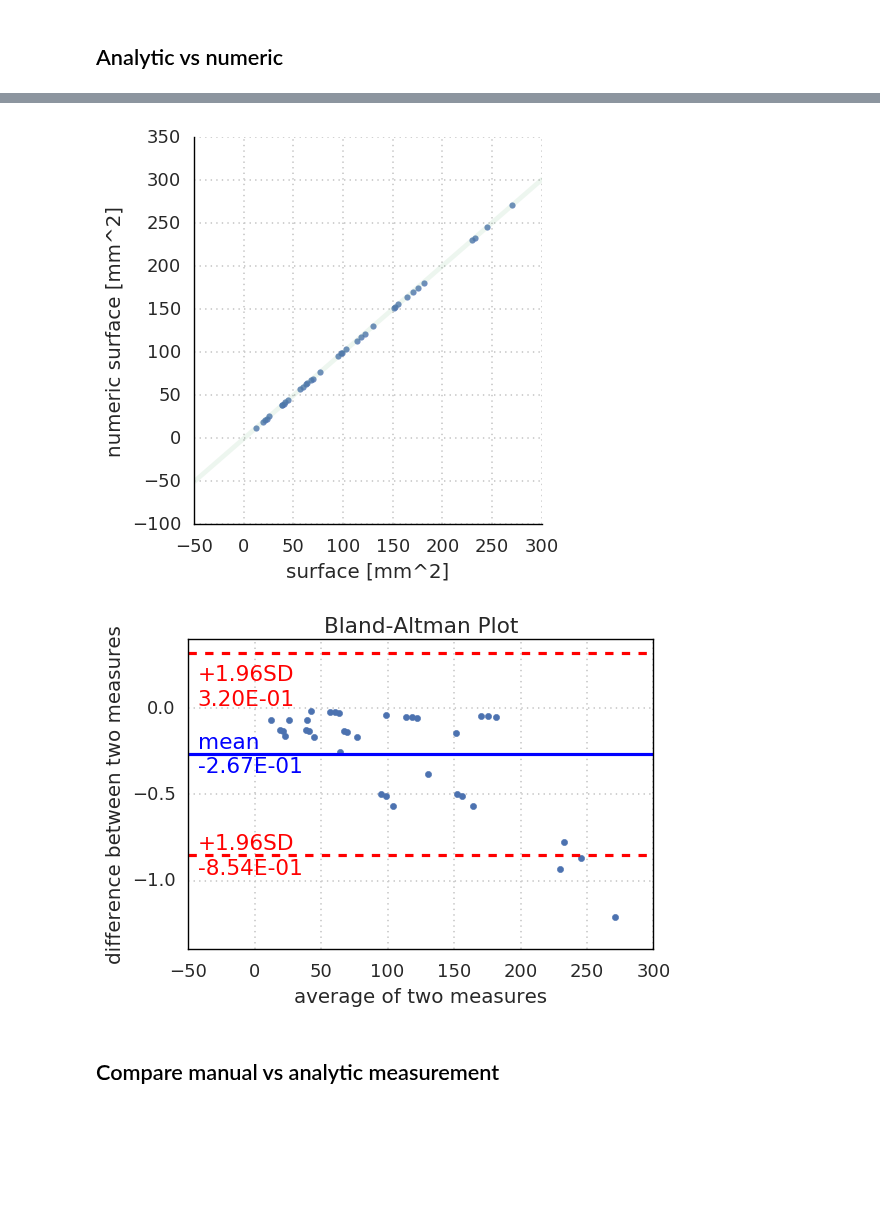
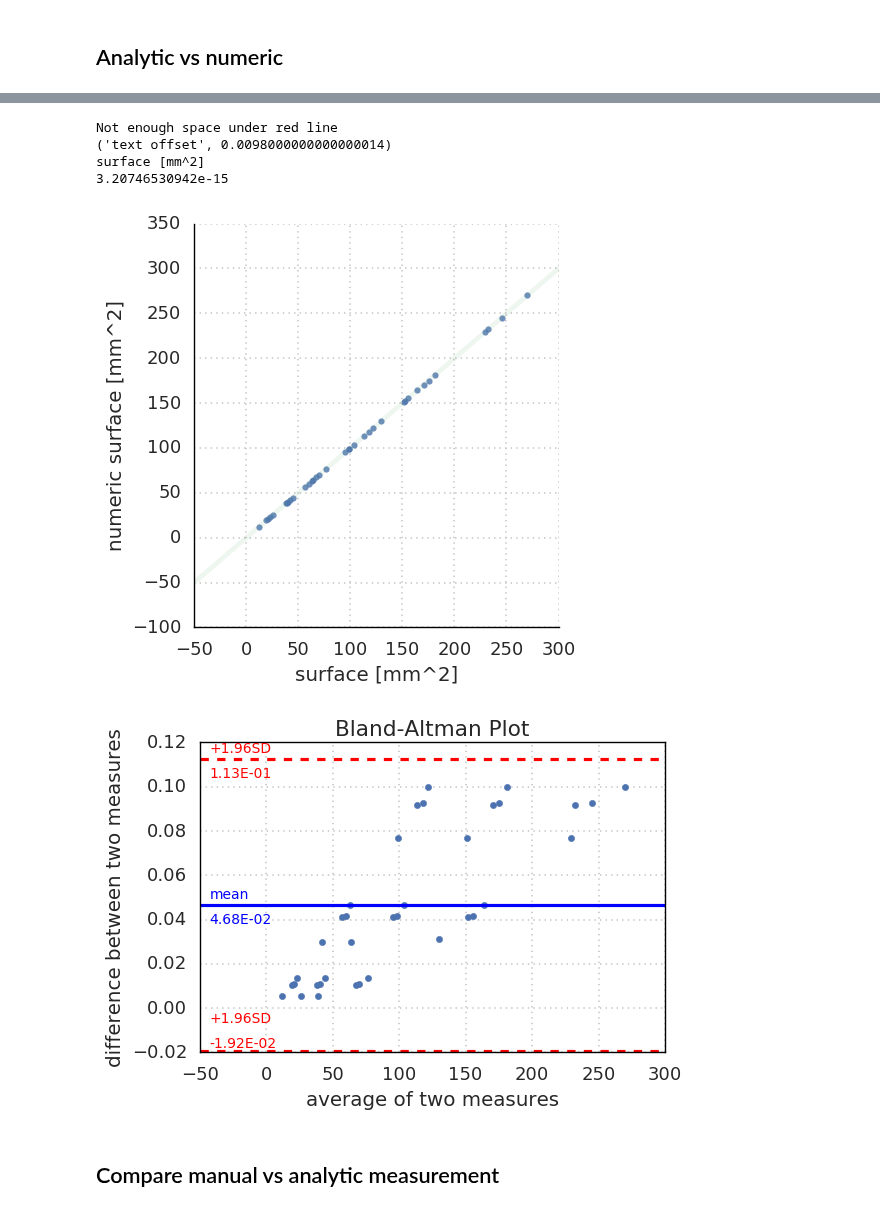
Before and after one commit to mjirik/teigen, a Jupyter notebook: examples/paper_figures.ipynb, the cells around one changed output, grey strips where cells are left out. Drawn from its saved outputs; the diff is of its cells as text; code cells hidden in the pictures; blank space fills up the shorter version.

Commit message:
figures and statistic

```diff
--- a/examples/paper_figures.ipynb
+++ b/examples/paper_figures.ipynb
@@ -66,7 +66,7 @@ for note in np.unique(df["config output note"]):
     dfs = df[df["config output note"] == note]
 #     vw, vs, sw, ss = statistic_tests(dfs)
     sw, vw = wilcoxon_from_df(dfs)
-    sm, vm = mannthitneyu_from_df(dfs)
+    sm, vm = mannthitneyu_from_df(dfs, maximal_error)
     ss, vs = spearman_from_df(dfs)
     data["config output note"].append(note)
     data["wilcoxon volume"].append(vw.pvalue)
@@ -246,22 +261,39 @@ sns.lmplot(y=k1, x=k2, data=dfs, order=4,
 # %%
-
+def create_dir_if_necessary(fn):
+    if not op.exists(op.dirname(fn)):
+        import os
+        os.makedirs(op.dirname(fn))
 # notec = "element number"
 # notec = "mix 4"
 notec = "proof mix"
-def show_anal_vs_num(dfs, x, y, fn, ):
+
+def manwh(dfs, x, y, maximal_error):
+        serr = np.abs((dfs[x] - dfs[y]) / dfs[x] )
+        mw = scipy.stats.mannwhitneyu(serr, np.ones_like(serr)*maximal_error, alternative="less")[1]
+        return mw
+
+
+def show_anal_vs_num(dfs, x, y, fn, maximal_error=None, save_xls=False):
+    create_dir_if_necessary(fn)
+
     sns.lmplot(data=dfs, x=x, y=y, ci=None, line_kws={"c":sns.color_palette()[1], "alpha":0.1})
     # sns.lmplot(data=dfs, x="volume [mm^3]", y="numeric volume [mm^3]")
+    if save_xls:
+        dfs.to_excel(fn + ".xls")
     savefig(fn)
 
     plt.figure()
     bland_altman_plot(dfs[x], dfs[y], c=sns.color_palette()[0])
 #     plt.suptitle("Bland-Altman plot")
     savefig(fn + "_bland_altman")
+    if maximal_error is not None:
+        print(x)
+        print(manwh(dfs, x, y, maximal_error))
 
-fn = output_fn_prefix + "num_volume_to_anal_volume"
+fn = output_fn_prefix + "Figure2/Fig2BD_num_volume_to_anal_volume"
 x = "volume [mm^3]"
 y = "numeric volume [mm^3]"
 dfs = select_df(df, note=notec + " cylinder volume + sphere error")
 dfs = dfs[dfs["measurement resolution"] > 20]
-show_anal_vs_num(dfs, x, y, fn)
+show_anal_vs_num(dfs, x, y, fn, maximal_error=maximal_error)
 # %% [output]
@@ -270,16 +304,21 @@ show_anal_vs_num(dfs, x, y, fn)
 # %%
 x="surface [mm^2]"
 y="numeric surface [mm^2]"
-fn = output_fn_prefix + "num_surface_to_anal_surface"
-dfs_surface = select_df(df, note=notec + " cylinder surface + sphere error")
-show_anal_vs_num(dfs_surface, x, y, fn)
+fn = output_fn_prefix + "Figure2/Fig2AC_num_surface_to_anal_surface"
+# dfs_surface = select_df(df, note=notec + " cylinder surface + sphere error")
+dfs_surface = select_df(df, note=notec + " cylinder surface")
+show_anal_vs_num(dfs_surface, x, y, fn, maximal_error=maximal_error)
 
 # sns.lmplot(data=dfs, x="surface [mm^2]", y="numeric surface [mm^2]", line_kws={"c":sns.color_palette()[1], "alpha":0.1})
 # # sns.lmplot(data=dfs, x="volume [mm^3]", y="numeric volume [mm^3]")
 # savefig("../graphics/num_surface_to_anal_surface")
 # %% [output]
+Not enough space under red line
+('text offset', 0.0098000000000000014)
+surface [mm^2]
+3.20746530942e-15
-[figure, old version]
+[figure, new version]
-[figure, old version]
+[figure, new version]
 # %% [markdown]
 ## Compare manual vs analytic measurement
 # %%
```
Also changed, not shown: parts of 22 cells of this notebook, 3 other files.
